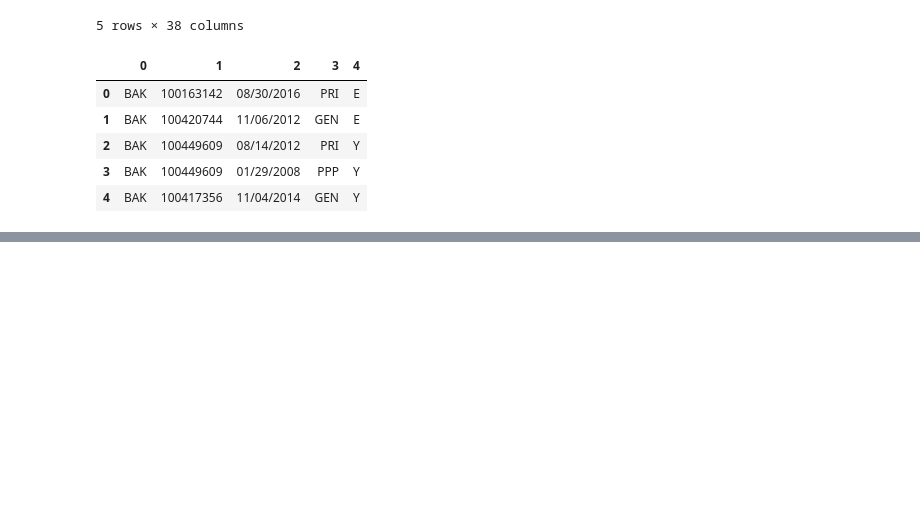
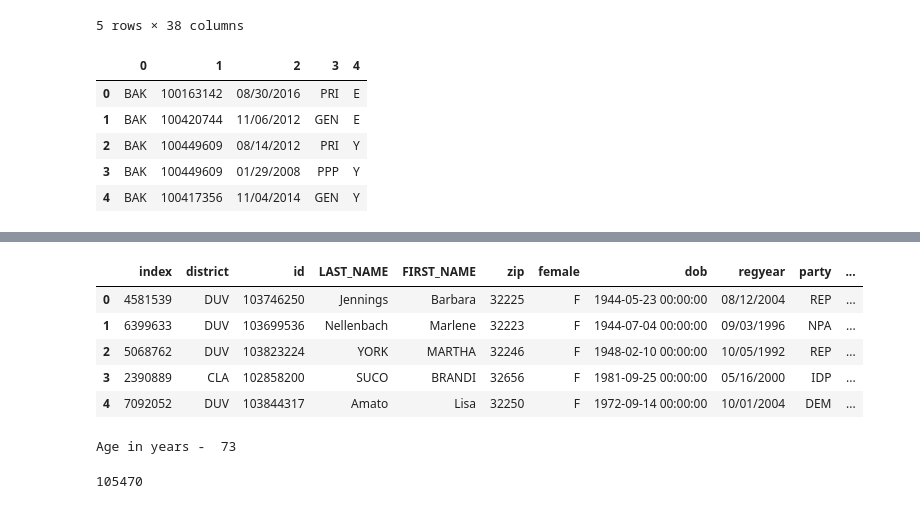
Before and after one commit to HeyItsRiddhi/DSFinalProject, a Jupyter notebook: Make_Datasets_EDA.ipynb, the cells around one changed output, grey strips where cells are left out. Drawn from its saved outputs; the diff is of its cells as text; code cells hidden in the pictures; blank space fills up the shorter version.

Commit message:
Make Datasets

```diff
--- a/Make_Datasets_EDA.ipynb
+++ b/Make_Datasets_EDA.ipynb
@@ -120,10 +94,0 @@ florida_voter_data.head()
-# %%
-#Add an age column
-#pd.to_datetime(florida_voter_data['dob'])
-#florida_voter_data['dob'] = pd.to_datetime(florida_voter_data['dob'])
-##DT.datetime.strptime(florida_voter_data['dob'], '%m/%d/%Y')
-#florida_voter_data['dob'] = florida_voter_data['dob'].apply('{:06}'.format)
-#now = pd.Timestamp(DT.datetime.now())
-florida_voter_data['dob'] = pd.to_datetime(florida_voter_data['dob'])    # 1
-#df['dob'] = df['dob'].where(df['dob'] < now, df['dob'] -  np.timedelta64(100, 'Y'))   # 2
-#florida_voter_data['age'] = (now - florida_voter_data['dob']).astype('<m8[Y]')
@@ -160,0 +99,23 @@ district_data[0].head()
+# %%
+#Get sub-sample
+from random import sample
+subset_data = florida_voter_data.sample(n=10000)
+# %%
+indexes = [i for i in range(10000)]
+subset_data = subset_data.reset_index()
+# %%
+from dateutil.relativedelta import relativedelta
+#Add an age column
+subset_data['age'] = subset_data.apply(lambda _: '', axis=1)
+nan_count = 0
+now = now = DT.datetime.now()
+
+for i ,dob in enumerate(subset_data['dob']):
+    if (str(dob) == 'nan'):
+        print(i)
+        print(dob)
+        nan_count += 1
+    else:
+        #subset_data['dob'][i] = DT.datetime.strptime(str(dob), "%m/%d/%Y")
+        rdelta = relativedelta(now,subset_data['dob'][i])
+        subset_data['age'][i] = rdelta.years
@@ -161,2 +144,21 @@ district_data[0].head()
+# %%
+#look at subset data
+subset_data.head()
+# %% [output]
+|  | index | district | id | LAST_NAME | FIRST_NAME | zip | female | dob | regyear | party | ... |
+| 0 | 4581539 | DUV | 103746250 | Jennings | Barbara | 32225 | F | 1944-05-23 00:00:00 | 08/12/2004 | REP | ... |
+| 1 | 6399633 | DUV | 103699536 | Nellenbach | Marlene | 32223 | F | 1944-07-04 00:00:00 | 09/03/1996 | NPA | ... |
+| 2 | 5068762 | DUV | 103823224 | YORK | MARTHA | 32246 | F | 1948-02-10 00:00:00 | 10/05/1992 | REP | ... |
+| 3 | 2390889 | CLA | 102858200 | SUCO | BRANDI | 32656 | F | 1981-09-25 00:00:00 | 05/16/2000 | IDP | ... |
+| 4 | 7092052 | DUV | 103844317 | Amato | Lisa | 32250 | F | 1972-09-14 00:00:00 | 10/01/2004 | DEM | ... |
+# %%
+#Create a CSV from sample df
+subset_data.to_csv('dataset.csv', sep='\t')
+# %% [output]
+Age in years -  73
 # %%
 #IGNORE EVERYTHING BEYOND THIS POINT FOR NOW IT IS RAW TESTING AND NEEDS TO BE CLEANED UP
+# %%
+len(BAK)
+# %% [output]
+105470
```
Also changed, not shown: parts of 22 cells of this notebook, 2 other files.
